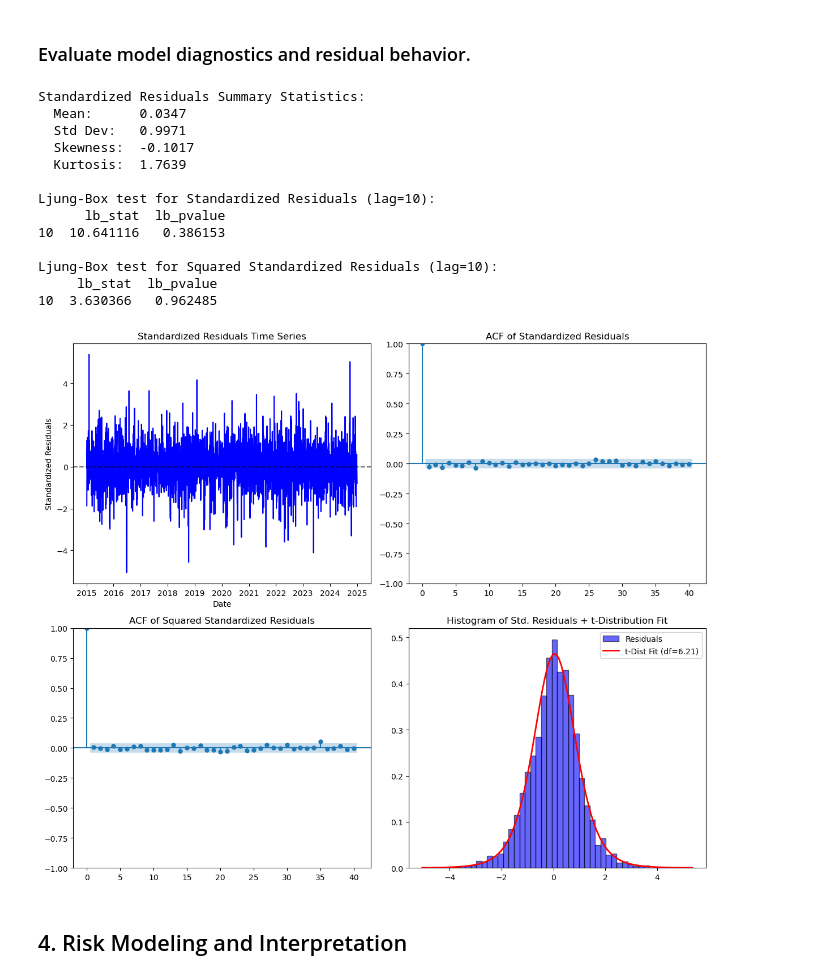
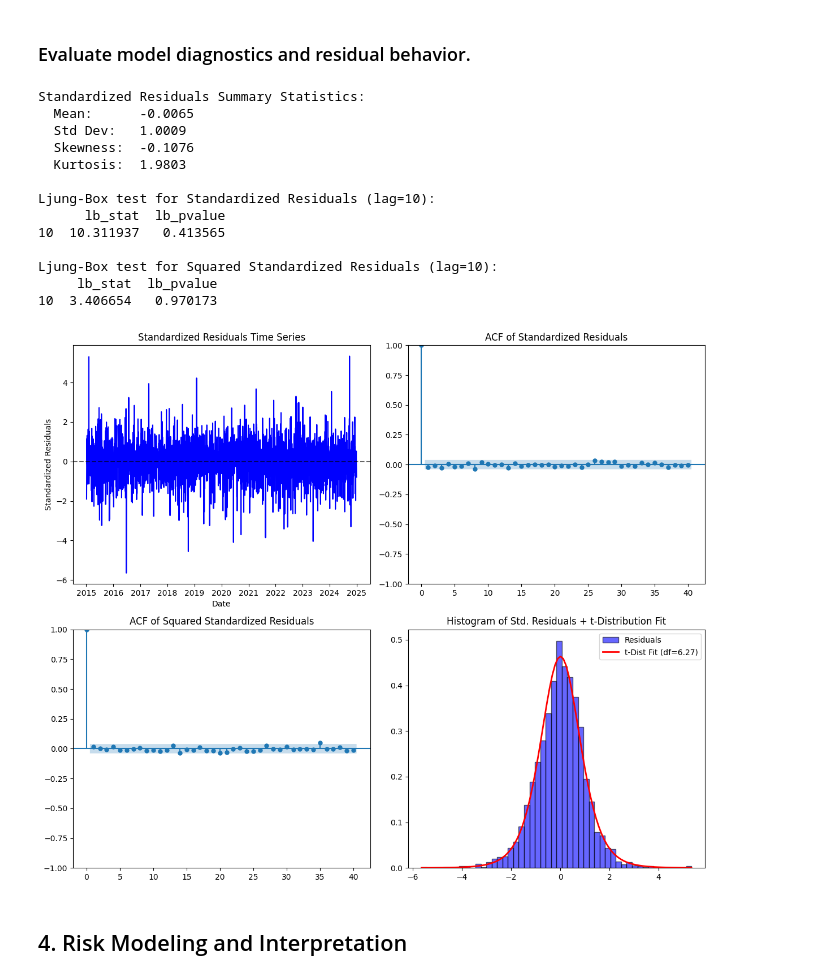
Before and after one commit to pablogalleg/timeseries2, a Jupyter notebook: louis_vuitton_analysis.ipynb, the cells around one changed output. Drawn from its saved outputs; the diff is of its cells as text; code cells hidden in the pictures.

```diff
--- a/louis_vuitton_analysis.ipynb
+++ b/louis_vuitton_analysis.ipynb
@@ -226,7 +226,7 @@ nu             6.2179      0.717      8.676  4.099e-18 [  4.813,  7.623]
 Covariance estimator: robust
 # %%
 # Fit GJR-GARCH(1,1,1)
-GJR_garch_model = arch_model(lv['Log_Return'], vol='Garch', p=1, q=1, mean='AR', rescale=True)
+GJR_garch_model = arch_model(lv['Log_Return'], vol='Garch', p=1, q=1, o=1, mean='AR', rescale=True)
 GJR_garch_fit = GJR_garch_model.fit(disp='off')
 print(GJR_garch_fit.summary())
 # %% [output]
@@ -303,9 +323,9 @@ from scipy.stats import t, probplot
 import numpy as np
 
 # -------------------------
-# 1. Compute standardized residuals
+# 1. Compute standardized residuals of GJR-GARCH(1,1,1)
 # -------------------------
-std_residuals = garch_fit.resid / garch_fit.conditional_volatility
+std_residuals = GJR_garch_fit.resid / GJR_garch_fit.conditional_volatility
 std_residuals = std_residuals.dropna()
 
 # -------------------------
@@ -349,40 +369,40 @@ axes[0, 0].axhline(y=0, color='black', linestyle='--', alpha=0.6)
 # 4.2 ACF of standardized residuals
 plot_acf(std_residuals, ax=axes[0, 1], lags=40)
 axes[0, 1].set_title("ACF of Standardized Residuals")
 
 # 4.3 ACF of squared standardized residuals
 plot_acf(std_residuals**2, ax=axes[1, 0], lags=40)
 axes[1, 0].set_title("ACF of Squared Standardized Residuals")
 
 # 4.4 QQ-plot with estimated t-distribution (histogram + fitted t-dist)
 df_t, loc_t, scale_t = t.fit(std_residuals)
 x = np.linspace(std_residuals.min(), std_residuals.max(), 100)
 pdf_t = t.pdf(x, df_t, loc=loc_t, scale=scale_t)
 
 axes[1, 1].hist(std_residuals, bins=50, density=True, alpha=0.6, color='blue',
                 edgecolor='black', label="Residuals")
 axes[1, 1].plot(x, pdf_t, color='red', lw=2,
                 label=f't-Dist Fit (df={df_t:.2f})')
 axes[1, 1].set_title("Histogram of Std. Residuals + t-Distribution Fit")
 axes[1, 1].legend()
 
 plt.tight_layout()
 plt.show()
 # %% [output]
 Standardized Residuals Summary Statistics:
-  Mean:      0.0347
-  Std Dev:   0.9971
-  Skewness:  -0.1017
-  Kurtosis:  1.7639
+  Mean:      -0.0065
+  Std Dev:   1.0009
+  Skewness:  -0.1076
+  Kurtosis:  1.9803
 
 Ljung-Box test for Standardized Residuals (lag=10):
       lb_stat  lb_pvalue
-10  10.641116   0.386153
+10  10.311937   0.413565
 
 Ljung-Box test for Squared Standardized Residuals (lag=10):
      lb_stat  lb_pvalue
-10  3.630366   0.962485
+10  3.406654   0.970173
-[figure, old version]
+[figure, new version]
 # %% [markdown]
 ## 4. Risk Modeling and Interpretation
 # %% [markdown]
```
Also changed, not shown: parts of 9 cells of this notebook.
